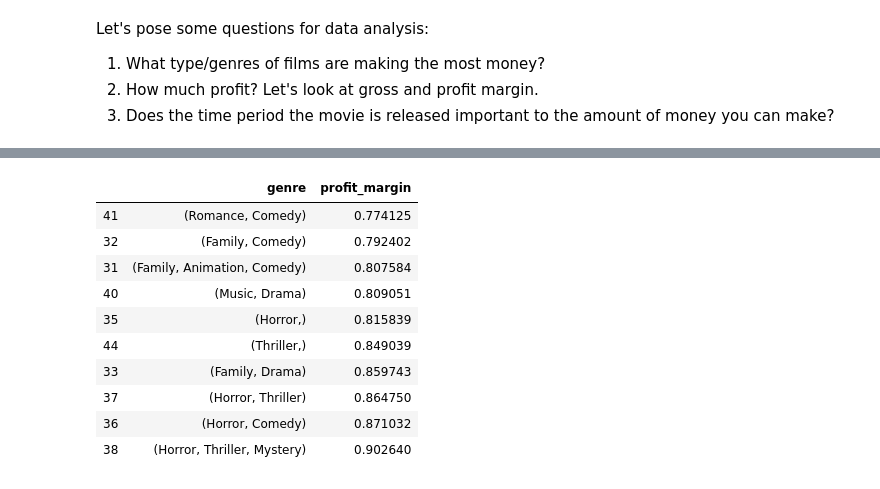
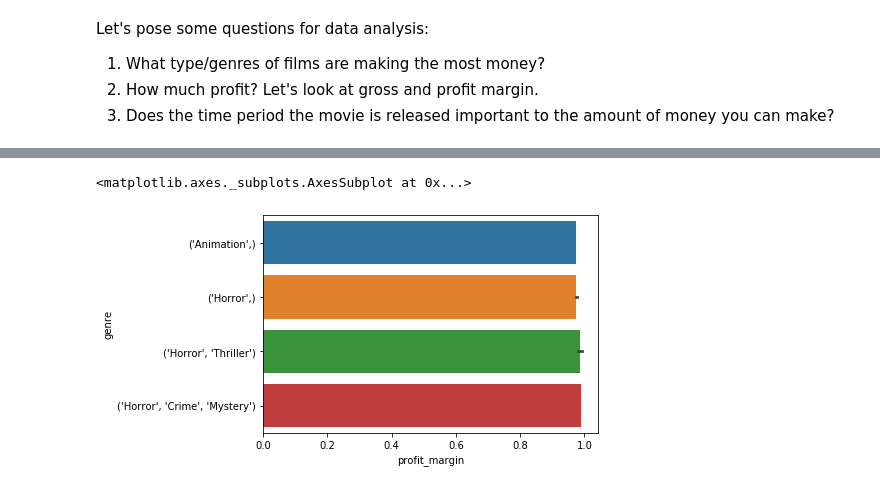
Before and after one commit to jefferyrosario/dsc-mod-1-project-Movie-Analysis-EDA, a Jupyter notebook: student.ipynb, the cells around one changed output, grey strips where cells are left out. Drawn from its saved outputs; the diff is of its cells as text; code cells hidden in the pictures.

```diff
--- a/student.ipynb
+++ b/student.ipynb
@@ -194,2 +257,0 @@ See the caveats in the documentation: http://pandas.pydata.org/pandas-docs/stabl
-# %%
-bm2_df.worldwide_gross.replace(to_replace= 0, value = bm2_df['worldwide_gross'].mean(), inplace = True )
@@ -201,2 +257,0 @@ See the caveats in the documentation: http://pandas.pydata.org/pandas-docs/stabl
-# %%
-bm2_df.domestic_gross.replace(to_replace = 0, value = bm2_df['domestic_gross'].mean(), inplace = True)
@@ -216,20 +264,11 @@ df['profit_margin'] = (df['worldwide_gross'] - df['production_budget'])/(df['wor
 # %%
 df.reset_index(inplace = True)
 # %%
-profit_margin = df[['genre', 'profit_margin']].sort_values(by = 'profit_margin', ascending = True).tail(10)
+profit_margin = bm2_df[['genre', 'profit_margin']].sort_values(by = 'profit_margin', ascending = True).tail(10)
 
 #genre
 profit_margin
-#seaborn.barplot(x = profit_margin['profit_margin'], y = profit_margin['genre'])
+seaborn.barplot(x = profit_margin['profit_margin'], y = profit_margin['genre'])
 # %% [output]
-|  | genre | profit_margin |
-| 41 | (Romance, Comedy) | 0.774125 |
-| 32 | (Family, Comedy) | 0.792402 |
-| 31 | (Family, Animation, Comedy) | 0.807584 |
-| 40 | (Music, Drama) | 0.809051 |
-| 35 | (Horror,) | 0.815839 |
-| 44 | (Thriller,) | 0.849039 |
-| 33 | (Family, Drama) | 0.859743 |
-| 37 | (Horror, Thriller) | 0.864750 |
-| 36 | (Horror, Comedy) | 0.871032 |
-| 38 | (Horror, Thriller, Mystery) | 0.902640 |
+<matplotlib.axes._subplots.AxesSubplot at 0x...>
+[figure, added]
```
Also changed, not shown: parts of 62 cells of this notebook.
